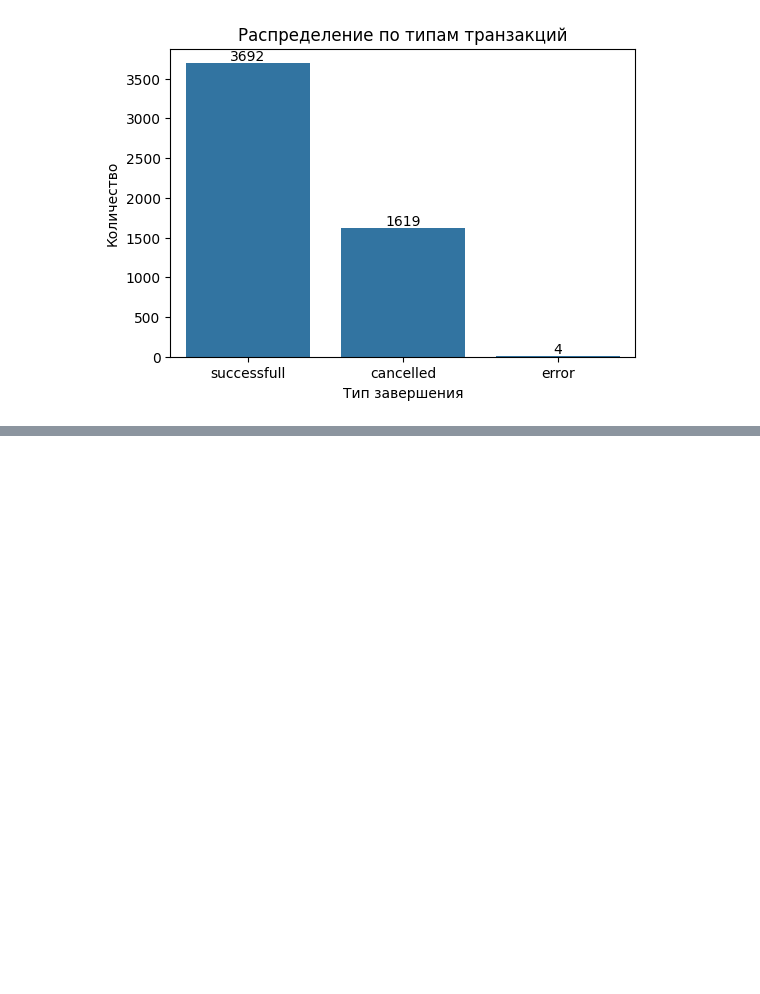
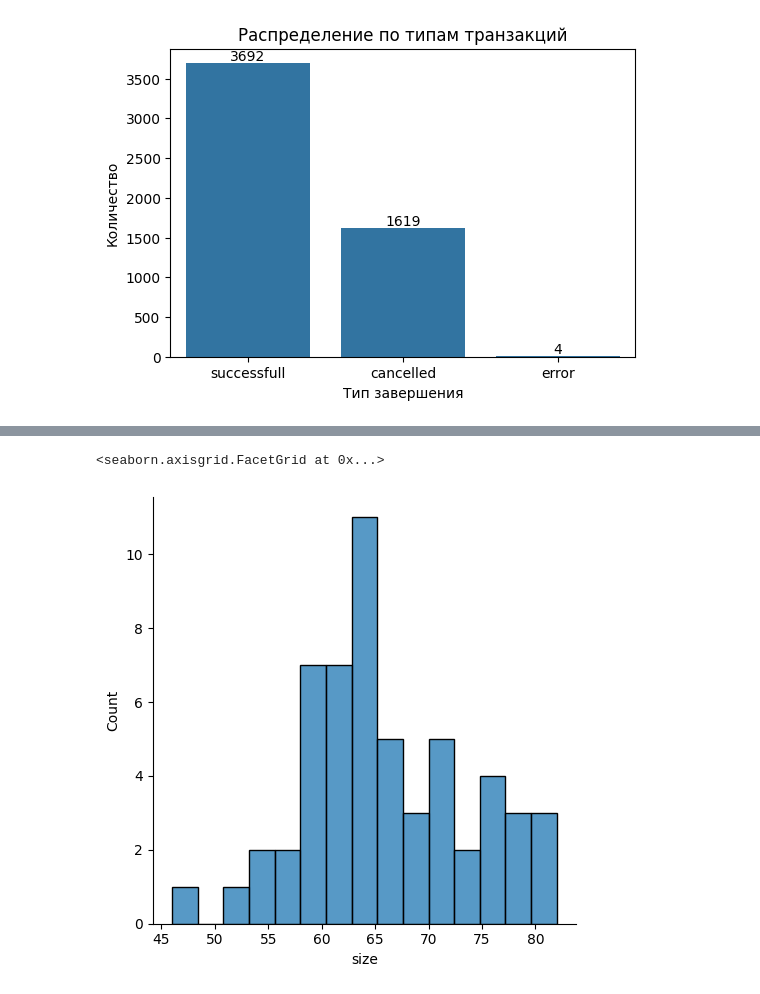
Before and after one commit to Praldmur/Simulation, a Jupyter notebook: mini_project_5.ipynb, the cells around one changed output, grey strips where cells are left out. Cells and saved outputs as stored; diff of their text form; code cells hidden in the pictures; blank space fills up the shorter version.

```diff
--- a/mini_project_5.ipynb
+++ b/mini_project_5.ipynb
@@ -12,6 +12,8 @@ import matplotlib.pyplot as plt
 Вопрос: сколько в датасете пропущенных значений?
 # %%
 data = pd.read_csv(r'F:\!PR\Simulation\data\5_transaction_data.csv', encoding='Windows-1251', sep=',')
+# %%
+data = pd.read_csv(r'C:\Users\PC\Desktop\Софт\Simulation\Simulation\data\5_transaction_data.csv', encoding='Windows-1251', sep=',')
 # %%
 data.head()
 # %% [output]
@@ -61,0 +75,7 @@ ax.bar_label(ax.containers[0])
+# %%
+success_per_user = data.loc[data.transaction == 'successfull'].groupby('name', as_index=False).size()
+# %%
+sns.displot(success_per_user, x='size', bins=15)
+# %% [output]
+<seaborn.axisgrid.FacetGrid at 0x...>
+[figure, added]
```
Also changed, not shown: parts of 17 cells of this notebook.
